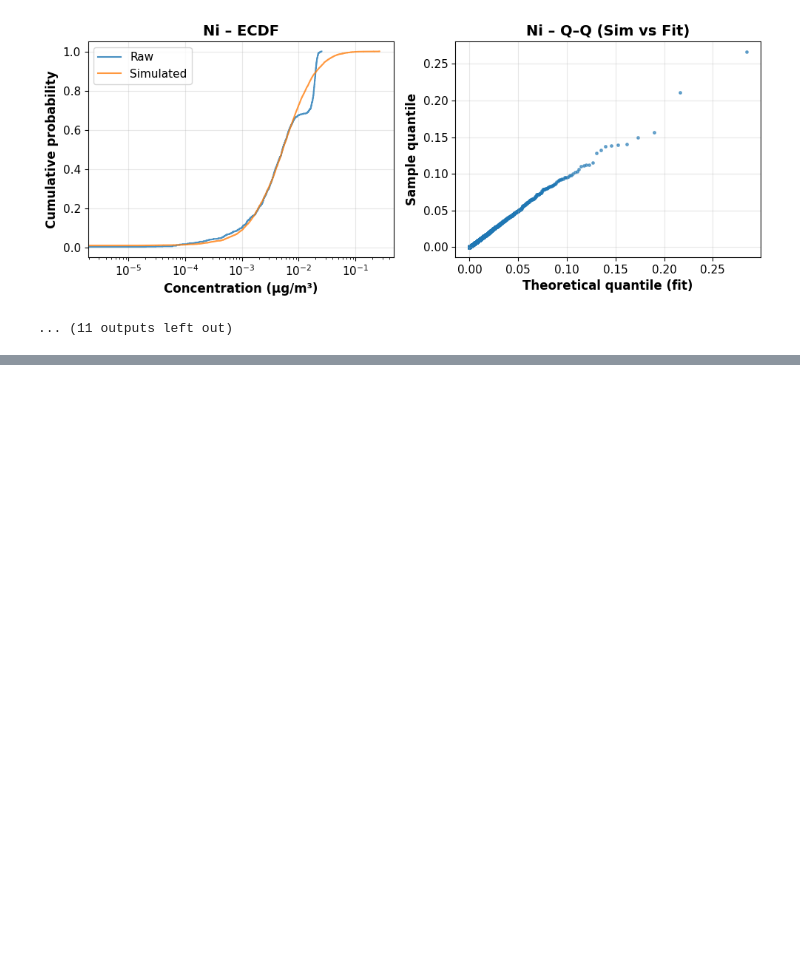
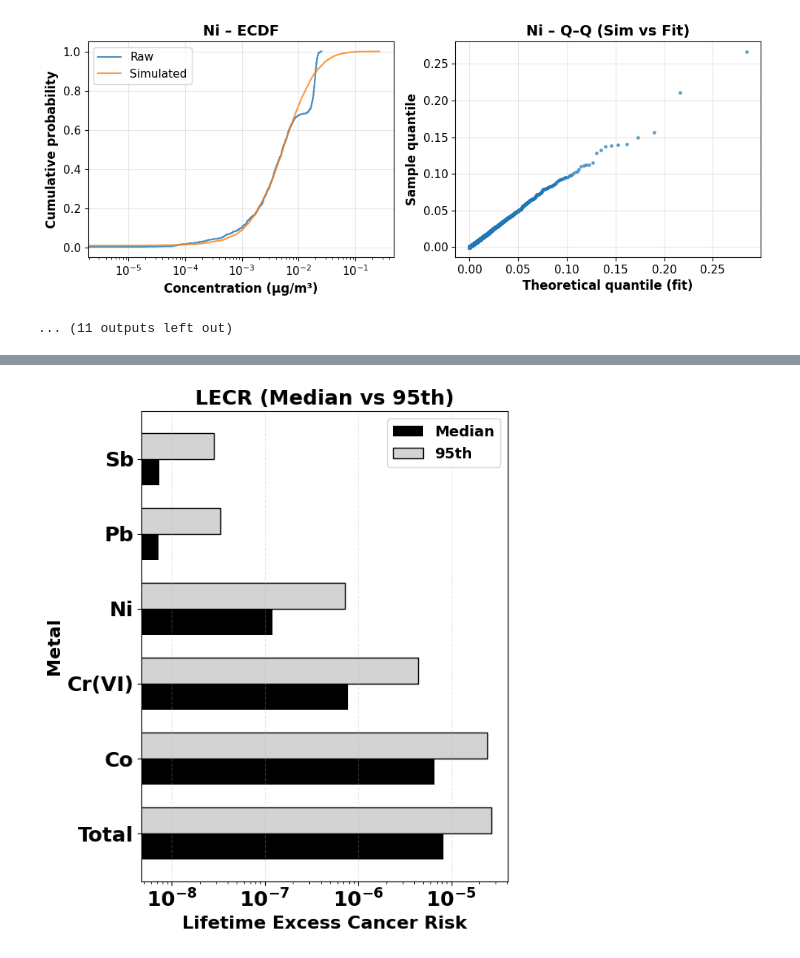
Before and after one commit to hyen0322/Risk-Assesment, a Jupyter notebook: 적합 분포피팅+몬테카를로+민감도분석.ipynb, the cells around one changed output, grey strips where cells are left out. Cells and saved outputs as stored; diff of their text form; code cells hidden in the pictures; blank space fills up the shorter version.

```diff
--- a/적합 분포피팅+몬테카를로+민감도분석.ipynb
+++ b/적합 분포피팅+몬테카를로+민감도분석.ipynb
@@ -2802,0 +2961,63 @@ Simulated(C_sims)  mean=9.114e-03, median=5.275e-03, p5=5.781e-04, p95=3.030e-02
+# %%
+import numpy as np
+import matplotlib.pyplot as plt
+
+# ------------------ 제외 금속 설정 ------------------
+# 전역에서 EXCLUDE_SET 정의되어 있으면 그대로 사용
+EXCLUDE_SET = set(globals().get('EXCLUDE_SET', set()))
+
+# 그래프에서만 추가로 제외할 금속이 있다면 여기에 지정
+LOCAL_EXCLUDE = {'As'}  # 필요 시 {'As', 'Cd'} 등으로 확장 가능
+
+# 두 집합 합쳐서 최종 제외 대상
+ALL_EXCLUDE = EXCLUDE_SET.union(LOCAL_EXCLUDE)
+# ----------------------------------------------------
+
+# --- 데이터 준비 ---
+filtered_rows = [r for r in risk_rows if r['Metal'] not in ALL_EXCLUDE]
+
+metals = [r['Metal'] for r in filtered_rows]
+median_vals = [r['LECR (per metal)']['median'] for r in filtered_rows]
+p95_vals = [r['LECR (per metal)']['p95'] for r in filtered_rows]
+
+# Total 추가
+metals.append("Total")
+median_vals.append(cum_stats['Total LECR']['median'])
+p95_vals.append(cum_stats['Total LECR']['p95'])
+
+# --- P95 기준으로 정렬 (내림차순) ---
+sorted_idx = np.argsort(p95_vals)[::-1]
+metals_sorted = [metals[i] for i in sorted_idx]
+median_sorted = [median_vals[i] for i in sorted_idx]
+p95_sorted = [p95_vals[i] for i in sorted_idx]
+
+# --- 그래프 ---
+y = np.arange(len(metals_sorted))
+plt.figure(figsize=(6, 7))
+bar_height = 0.35
+
+plt.barh(y - bar_height/2, median_sorted, height=bar_height,
+         color='black', label='Median')
+
+plt.barh(y + bar_height/2, p95_sorted, height=bar_height,
+         color='lightgray', edgecolor='black', label='95th')
+
+plt.yticks(y, metals_sorted, fontsize=18, fontweight='bold')
+plt.tick_params(axis='x', labelsize=18)
+for label in plt.gca().get_xticklabels():
+    label.set_fontweight('bold')
+
+plt.xscale('log')
+plt.xlabel("Lifetime Excess Cancer Risk", fontsize=16, fontweight='bold')
+plt.ylabel("Metal", fontsize=16, fontweight='bold')
+plt.title(f"LECR (Median vs 95th)", fontsize=18, fontweight='bold', pad=6)
+
+legend = plt.legend(fontsize=13)
+for text in legend.get_texts():
+    text.set_fontweight('bold')
+
+plt.grid(axis='x', linestyle='--', alpha=0.3)
+plt.tight_layout()
+plt.show()
+# %% [output]
+[figure, added]
```
Also changed, not shown: parts of 2 cells of this notebook.
